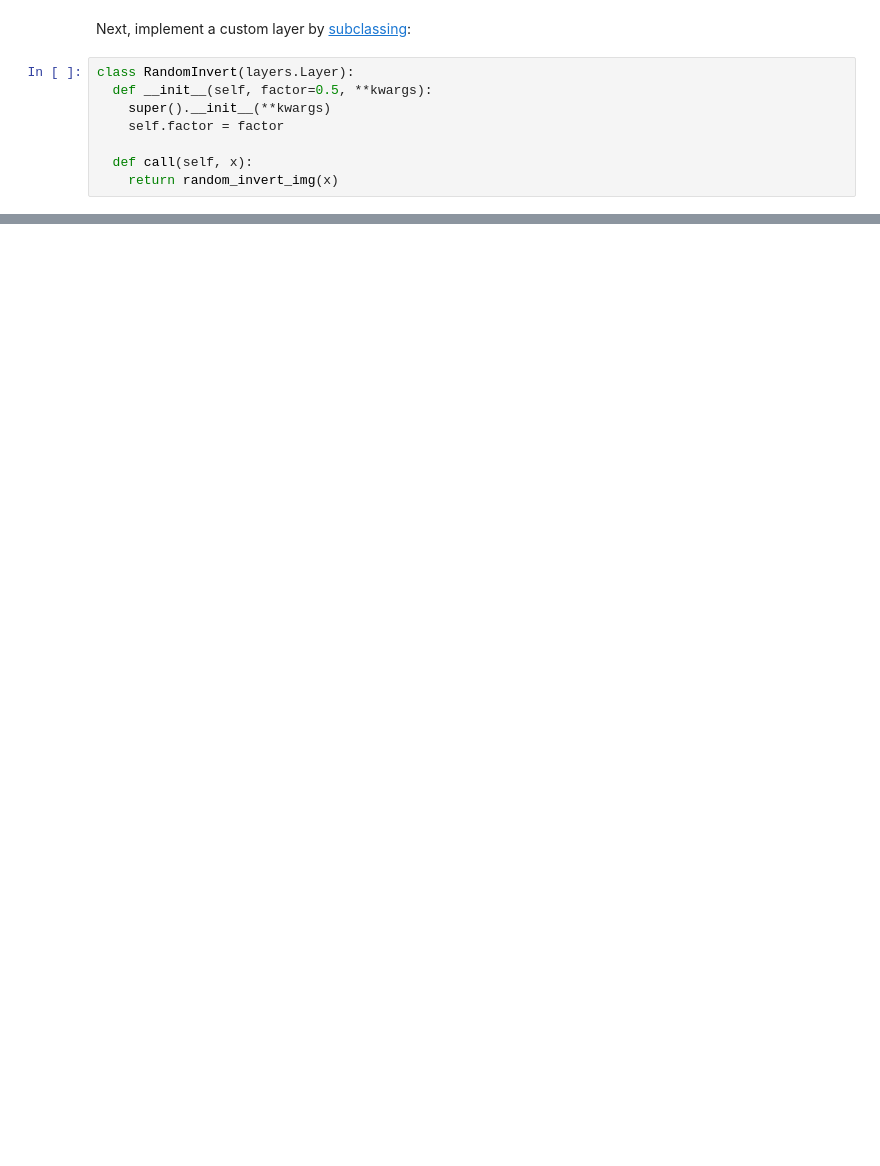
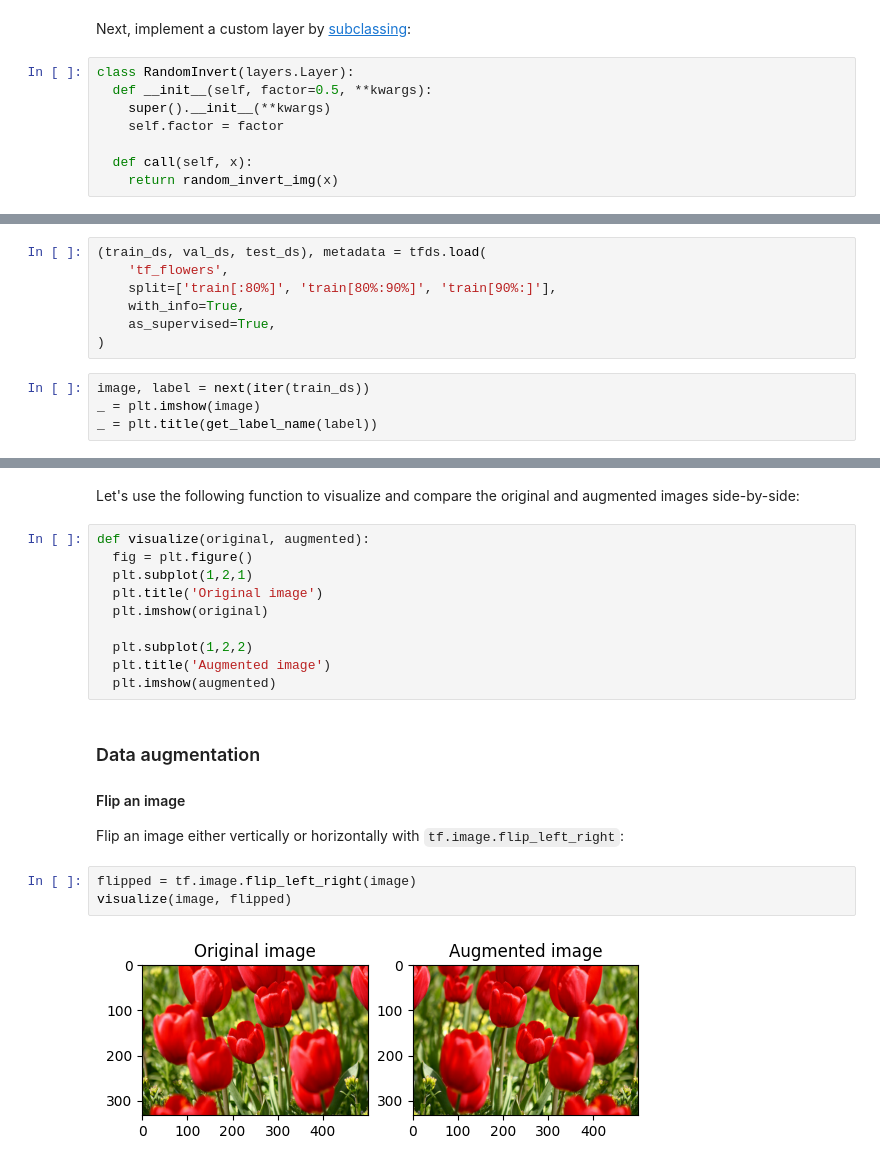
Before and after one commit to seanjiangsh/ztm-tensorflow, a Jupyter notebook: 03_CNN_data_augmentation.ipynb, the cells around one changed output, grey strips where cells are left out. Drawn from its saved outputs; the diff is of its cells as text; blank space fills up the shorter version.

Commit message:
Data augmentation practice: Using tf.image for data augmentation

```diff
--- a/03_CNN_data_augmentation.ipynb
+++ b/03_CNN_data_augmentation.ipynb
@@ -290,0 +297,11 @@ WARNING:matplotlib.image:Clipping input data to the valid range for imshow with
+# %%
+(train_ds, val_ds, test_ds), metadata = tfds.load(
+    'tf_flowers',
+    split=['train[:80%]', 'train[80%:90%]', 'train[90%:]'],
+    with_info=True,
+    as_supervised=True,
+)
+# %%
+image, label = next(iter(train_ds))
+_ = plt.imshow(image)
+_ = plt.title(get_label_name(label))
@@ -290,0 +311,23 @@ WARNING:matplotlib.image:Clipping input data to the valid range for imshow with
+# %% [markdown]
+Let's use the following function to visualize and compare the original and augmented images side-by-side:
+# %%
+def visualize(original, augmented):
+  fig = plt.figure()
+  plt.subplot(1,2,1)
+  plt.title('Original image')
+  plt.imshow(original)
+
+  plt.subplot(1,2,2)
+  plt.title('Augmented image')
+  plt.imshow(augmented)
+# %% [markdown]
+### Data augmentation
+
+#### Flip an image
+
+Flip an image either vertically or horizontally with `tf.image.flip_left_right`:
+# %%
+flipped = tf.image.flip_left_right(image)
+visualize(image, flipped)
+# %% [output]
+[figure, added]
```
Also changed, not shown: parts of 21 cells of this notebook.
